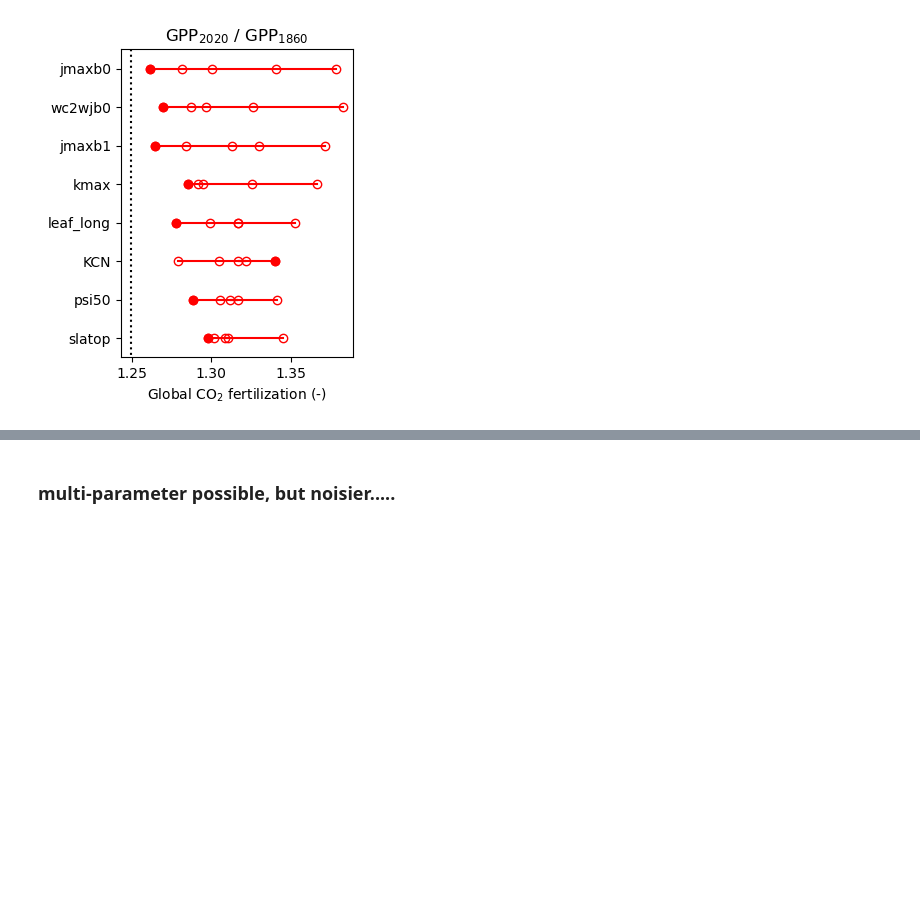
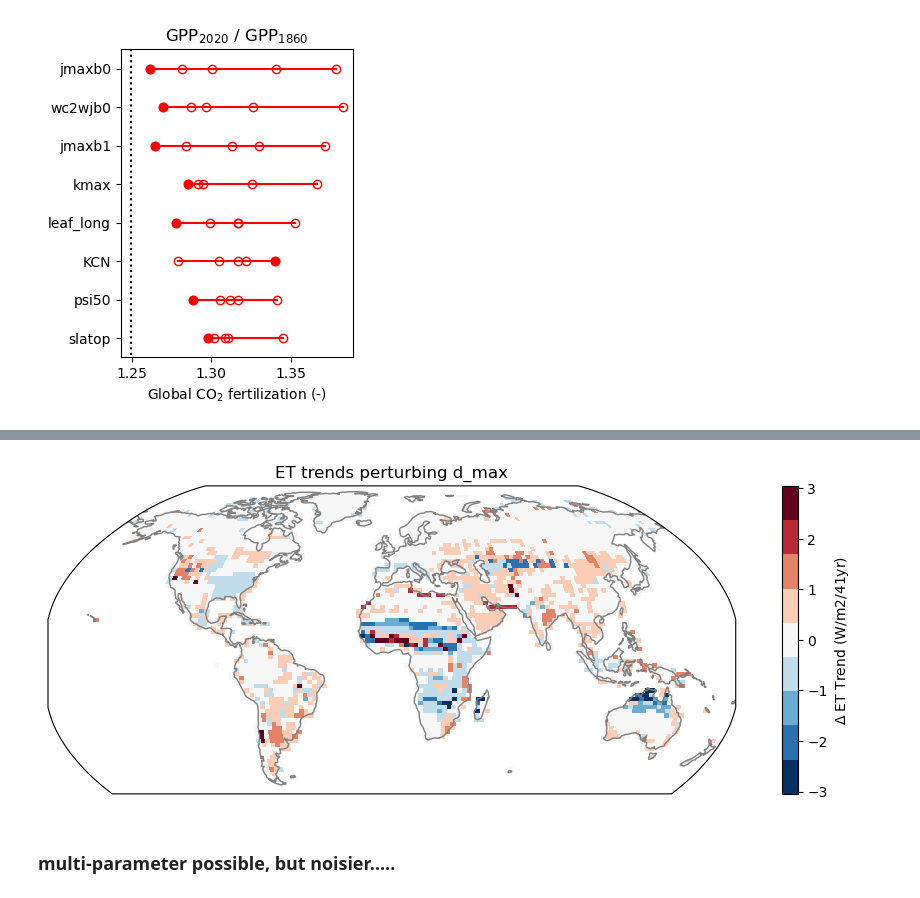
Before and after one commit to NCAR/ctsm6_ppe, a Jupyter notebook: diagnostics/diags.ipynb, the cells around one changed output, grey strips where cells are left out. Cells and saved outputs as stored; diff of their text form; code cells hidden in the pictures; blank space fills up the shorter version.

```diff
--- a/diagnostics/diags.ipynb
+++ b/diagnostics/diags.ipynb
@@ -126,3 +266,26 @@ rank_plot(x,g,xlab,tstr,topn=8)
+# %%
+#ET trends
+pfc=ds.EFLX_LH_TOT_gridded_amean.sel(year=slice(1980,2020)).polyfit(dim='year',deg=1).compute()
+x=41*pfc.polyfit_coefficients.sel(degree=1)
+# %%
+param='d_max'
+gg=g[param]
+gg.name='param'
+xg=x.groupby(gg).mean()
+dx=xg.isel(param=4)-xg.isel(param=0)
+u='W/m2/41yr'
+fig = plt.figure(figsize=(12, 4))
+ax = fig.add_subplot(111,projection=ccrs.Robinson()) # first row, first col
+extent = [-180, 180,-60,90]
+ax.set_extent(extent, crs=ccrs.PlateCarree())
+ax.coastlines(color='grey')
+
+cmap=plt.get_cmap("RdBu_r",9)
+get_map(dx).plot(cmap=cmap,transform=ccrs.PlateCarree(),
+                 cbar_kwargs={'label':'$\Delta$ ET Trend ('+u+')'})
+ax.set_title('ET trends perturbing '+param);
+# %% [output]
+[figure, added]
 # %% [markdown]
 ### multi-parameter possible, but noisier.....
 # %%
```
Also changed, not shown: parts of 14 cells of this notebook.
